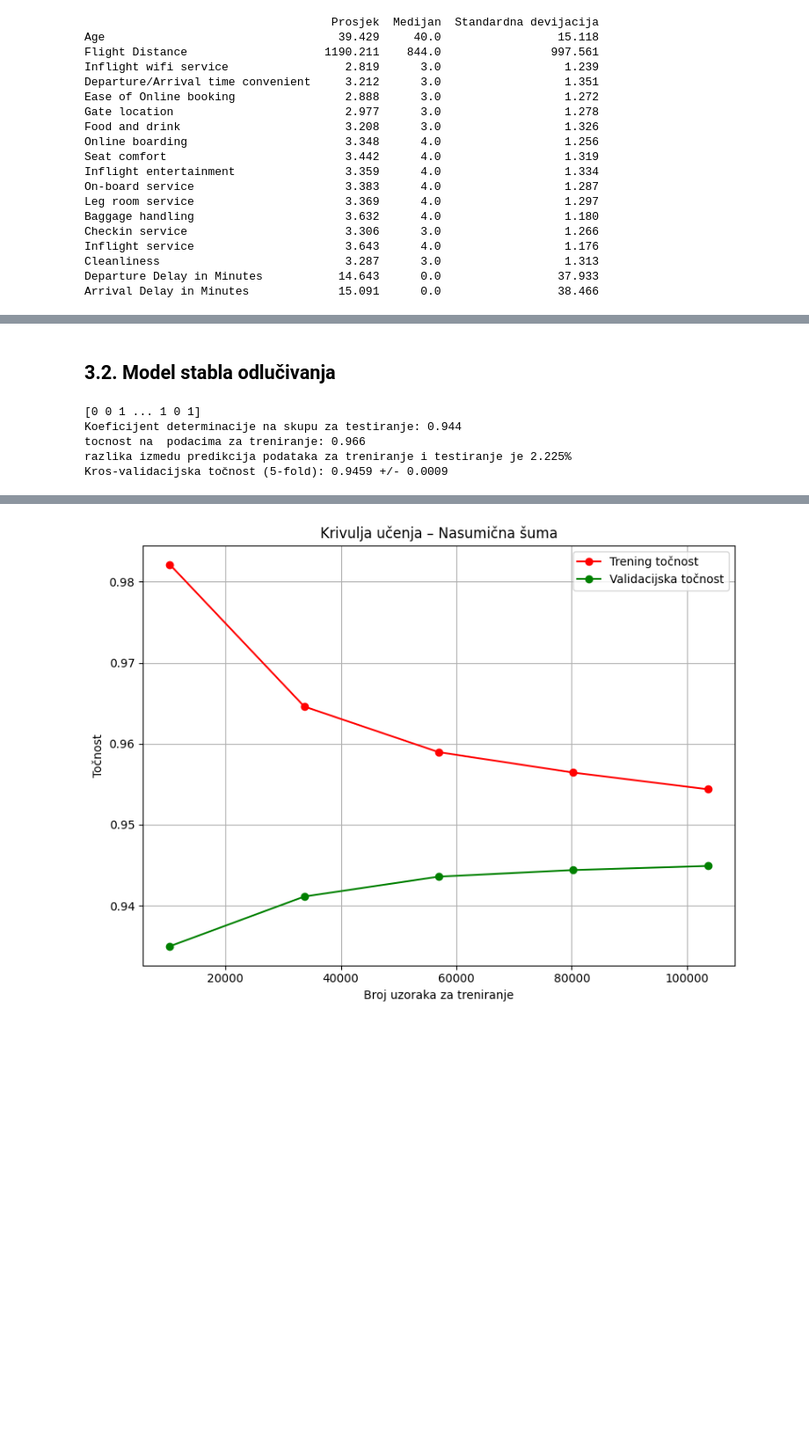
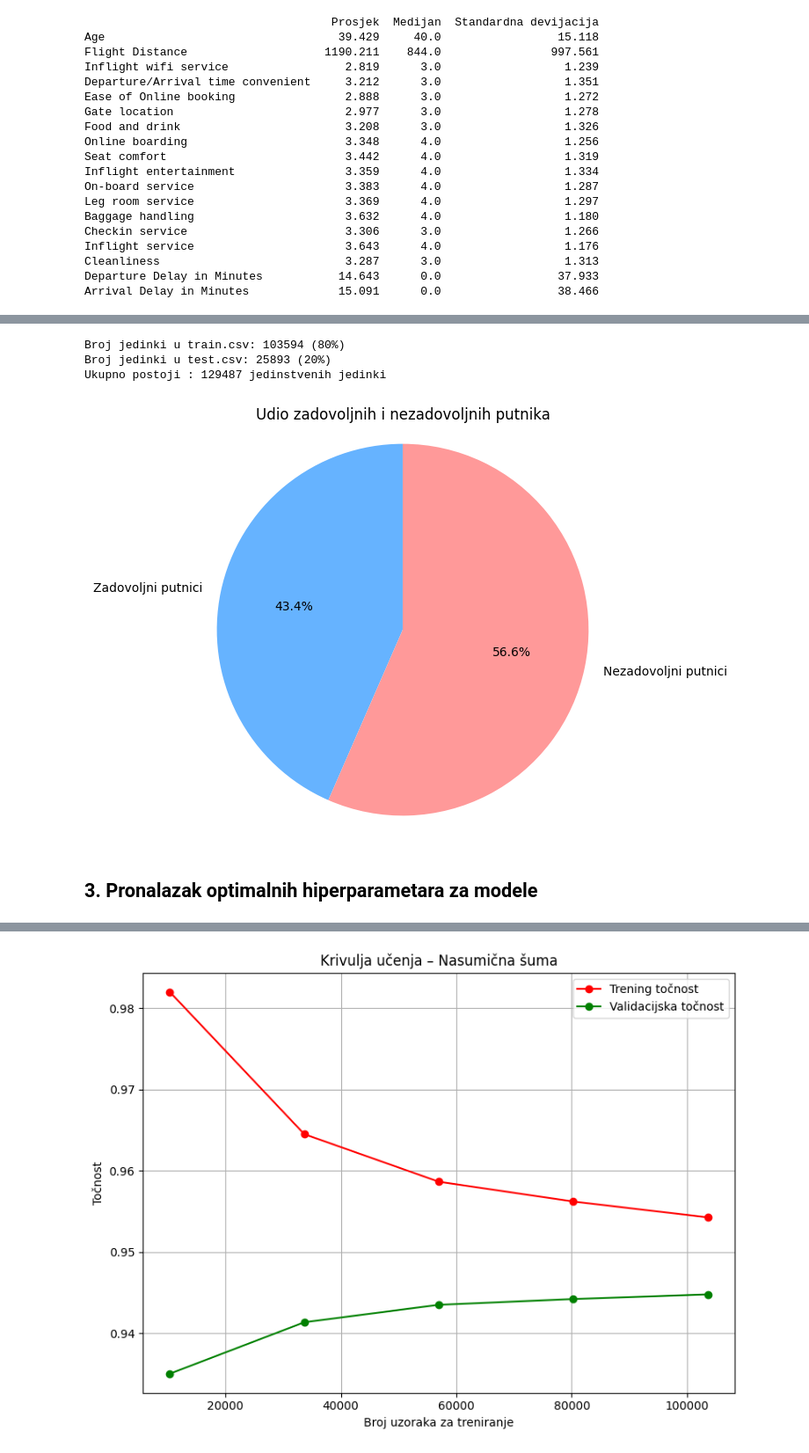
Before and after one commit to T-Kvesic/Primjena-algoritama-strojnog-u-enja-u-predvi-anju-nezadovoljstva-avio-putnika-, a Jupyter notebook: diplomski-main/avioZadovoljstvo.ipynb, the cells around one changed output, grey strips where cells are left out. Shown: that part at 88% size. Cells and saved outputs as stored; diff of their text form; code cells hidden in the pictures; blank space fills up the shorter version.

```diff
--- a/diplomski-main/avioZadovoljstvo.ipynb
+++ b/diplomski-main/avioZadovoljstvo.ipynb
@@ -276,13 +200,0 @@ najbolji hiperparametri: {'activation': 'relu', 'alpha': 0.0001, 'hidden_layer_s
-# %%
-# ========== 2. Decision Tree ==========
-param_grid_tree = {
-    'max_depth': [5, 10,15,20,25, None],
-    'criterion': ['gini', 'entropy']
-}
-
-tree_model = DecisionTreeClassifier(random_state=0)
-grid_tree = GridSearchCV(tree_model, param_grid_tree, cv=3, scoring='accuracy', n_jobs=-1)
-grid_tree.fit(X, y)
-
-print("najbolji hiperparametri za stablo odlučivanja:", grid_tree.best_params_)
-print(" Točnost (kros-validacija):", grid_tree.best_score_)
@@ -292,14 +200,0 @@ najbolji hiperparametri za stablo odlučivanja: {'criterion': 'entropy', 'max_de
-# %%
-# ========== 3. Random Forest ==========
-param_grid_rf = {
-    'n_estimators': [50, 100,150,200],
-    'max_depth': [10,15,20, None],
-
-}
-
-rf_model = RandomForestClassifier(random_state=0)
-grid_rf = GridSearchCV(rf_model, param_grid_rf, cv=3, scoring='accuracy', n_jobs=-1)
-grid_rf.fit(X, y)
-
-print(" najbolji hiperparametri za nasumičnu šumu:", grid_rf.best_params_)
-print(" Točnost (kros-valudacija):", grid_rf.best_score_)
@@ -397,27 +201,25 @@ plt.close()  # Važno ako koristiš više grafova u petlji
-# %% [markdown]
-<h2>3.2. Model stabla odlučivanja</h2>
-# %%
-
-
-clf = tree.DecisionTreeClassifier(max_depth=15, random_state=0, criterion="entropy")
-clf = clf.fit(X_train, y_train)
-
-clf_for_cv = tree.DecisionTreeClassifier(max_depth=15, random_state=0)
-scores_clf_cv = cross_val_score(clf_for_cv, X, y, cv=5, scoring='accuracy', n_jobs=-1)
-
-print(clf.predict(X_test))
-
-train_tree_acu= clf.score(X_train,y_train)
-test_tree_acu=clf.score(X_test,y_test)
-
-print(f'Koeficijent determinacije na skupu za testiranje: {test_tree_acu:.3f}')
-
-print(f'tocnost na  podacima za treniranje: {train_tree_acu:.3f}')
-print(f'razlika izmedu predikcija podataka za treniranje i testiranje je {(train_tree_acu-test_tree_acu)*100:.3f}%')
-print(f"Kros-validacijska točnost (5-fold): {scores_clf_cv.mean():.4f} +/- {scores_clf_cv.std():.4f}")
-# %% [output]
-[0 0 1 ... 1 0 1]
-Koeficijent determinacije na skupu za testiranje: 0.944
-tocnost na  podacima za treniranje: 0.966
-razlika izmedu predikcija podataka za treniranje i testiranje je 2.225%
-Kros-validacijska točnost (5-fold): 0.9459 +/- 0.0009
+# %%
+print(f"Broj jedinki u train.csv: {len(X_train)} (80%)")
+print(f"Broj jedinki u test.csv: {len(X_test)} (20%)")
+print(f"Ukupno postoji : {len(X_test)+len(X_train)} jedinstvenih jedinki")
+# %% [output]
+Broj jedinki u train.csv: 103594 (80%)
+Broj jedinki u test.csv: 25893 (20%)
+Ukupno postoji : 129487 jedinstvenih jedinki
+# %%
+
+counts = y.value_counts().sort_index()  # 0 i 1 redom
+
+labels = ['Zadovoljni putnici', 'Nezadovoljni putnici']
+colors = ['#66b3ff', '#ff9999']
+
+#pie chart zadovoljstva
+plt.figure(figsize=(6, 6))
+plt.pie(counts, labels=labels, autopct='%.1f%%', startangle=90, colors=colors)
+plt.title('Udio zadovoljnih i nezadovoljnih putnika')
+plt.axis('equal')
+plt.show()
+# %% [output]
+[figure, added]
+# %% [markdown]
+<h2>3. Pronalazak optimalnih hiperparametara za modele </h2>
```
Also changed, not shown: parts of 47 cells of this notebook, 20 other files.
